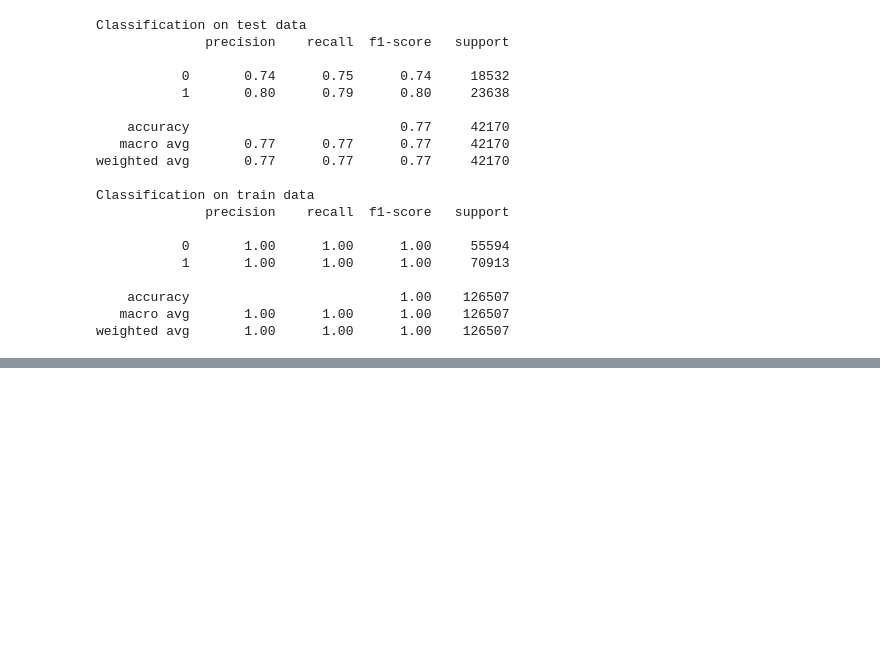
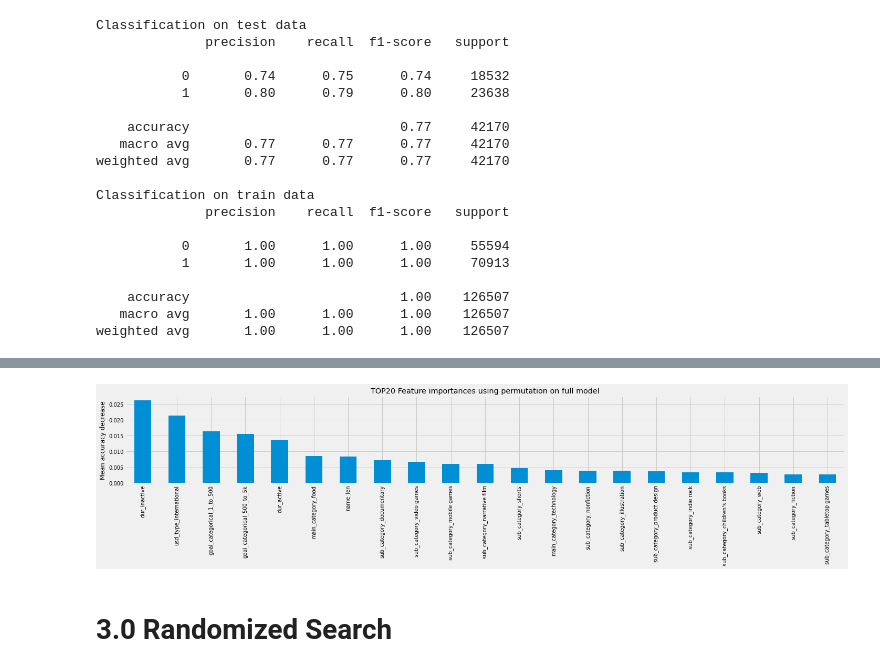
Before and after one commit to ChrisTheKnife/kick_it_like_beckham, a Jupyter notebook: Model_Random_Forest_CMM.ipynb, the cells around one changed output, grey strips where cells are left out. Saved outputs shown, nothing was run; the diff lists cells and outputs as text; code cells hidden in the pictures; blank space fills up the shorter version.

```diff
--- a/Model_Random_Forest_CMM.ipynb
+++ b/Model_Random_Forest_CMM.ipynb
@@ -339,0 +400,14 @@ print(fi_model)
+# %%
+forest_importances = pd.Series(result.importances_mean, index=features)
+importances_top20 = forest_importances.sort_values(ascending=False).iloc[0:21]
+
+fig, ax = plt.subplots(figsize=(20,5))
+importances_top20.plot.bar(ax=ax)
+ax.set_title("TOP20 Feature importances using permutation on full model")
+ax.set_ylabel("Mean accuracy decrease")
+fig.tight_layout()
+plt.show()
+# %% [output]
+[figure, added]
+# %% [markdown]
+# 3.0 Randomized Search
```
Also changed, not shown: parts of 18 cells of this notebook, 1 other file.
